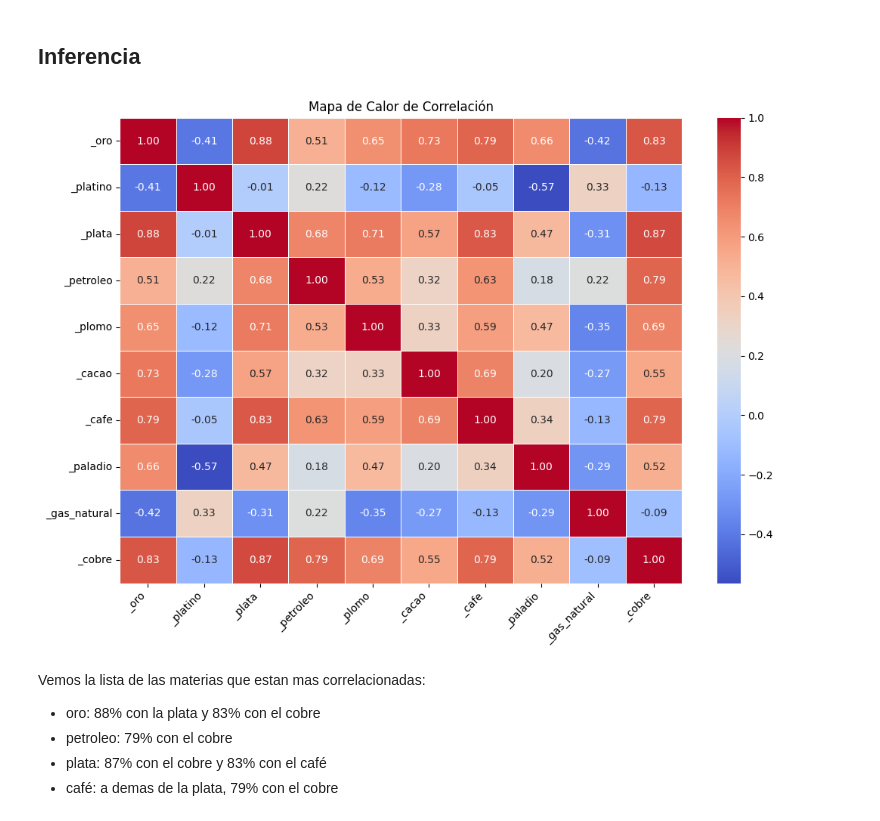
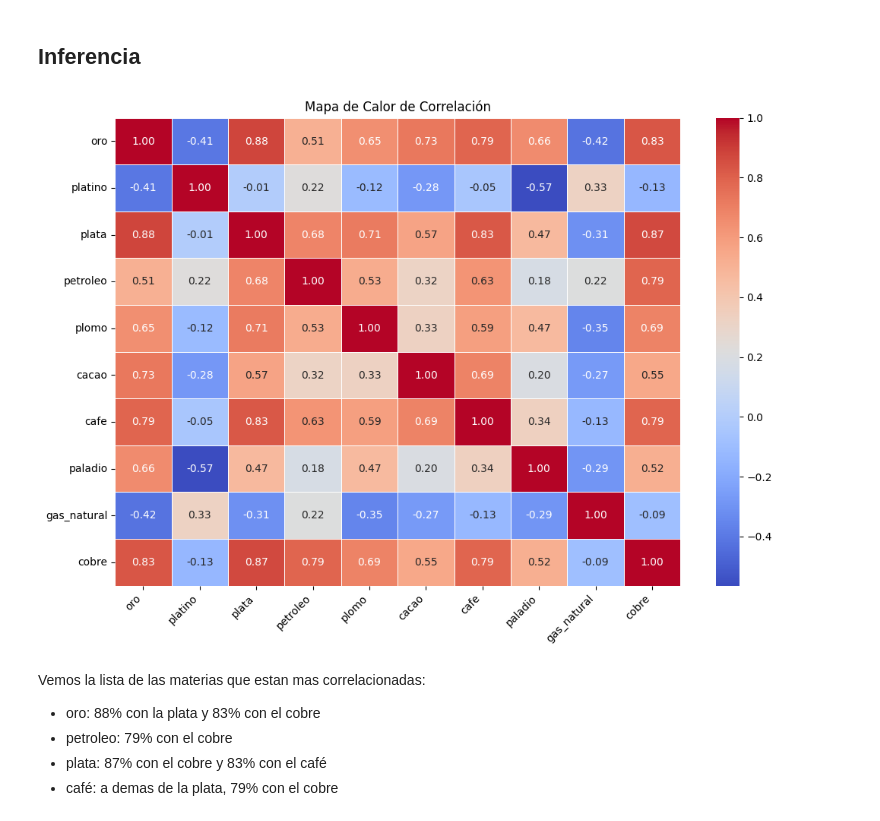
Before and after one commit to lidiaAV/Proyecto1, a Jupyter notebook: notebook_limpio.ipynb, the cells around one changed output. Saved outputs shown, nothing was run; the diff lists cells and outputs as text; code cells hidden in the pictures.

```diff
--- a/notebook_limpio.ipynb
+++ b/notebook_limpio.ipynb
@@ -112,7 +120,7 @@ def quitar_datos_casi_vacios(df):
     # Contar el número de valores no nulos en cada fila
     conteo_no_nulos = df_vacios.notnull().sum(axis=1)
     # Filtrar las filas donde el conteo de valores no nulos es menor que 15 ya que hay 5 columnas por cada materia y si hay menos datos de 15 ha de ser festivo o un dato que no nos interese ya que no tiene valores suficientes.
-    df_vacios = df_vacios[conteo_no_nulos > 20]
+    df_vacios = df_vacios[conteo_no_nulos > 17]
     #reestablecer el indice
     df_vacios=df_vacios.reset_index(drop=True)
     return df_vacios
@@ -384,22 +396,28 @@ grafico_boxplot_bajos(df_limpio)
 # %% [markdown]
 ## Inferencia
 # %%
-#hacer un grafico de correlacion
-# Configurar el tamaño de la figura
-plt.figure(figsize=(12, 8))
-# Crear el mapa de calor
-sns.heatmap(correlacion, annot=True, cmap='coolwarm', fmt='.2f', linewidths=.5)
-plt.title('Mapa de Calor de Correlación')
-#quitar la palabra ultimo de las etiquetas del eje x e y
-correlacion.columns = correlacion.columns.str.replace('Último_', '')
-correlacion.index = correlacion.index.str.replace('Último_', '')
-# Mostrar el gráfico
-plt.xticks(rotation=45, ha='right')
-#guardar el grafico
-plt.savefig('graficos/grafico_correlacion.png', dpi=300, bbox_inches='tight')
-plt.show()
+def generar_mapa_calor(correlacion, output_path='graficos/grafico_correlacion.png'):
+     # Crear el mapa de calor
+    plt.figure(figsize=(12, 8))
+
+    # Quitar la palabra 'Último_' de las etiquetas del eje x e y
+    correlacion.columns = correlacion.columns.str.replace('Último_', '', regex=False)
+    correlacion.index = correlacion.index.str.replace('Último_', '', regex=False)
+    sns.heatmap(correlacion, annot=True, cmap='coolwarm', fmt='.2f', linewidths=.5)
+    plt.title('Mapa de Calor de Correlación')
+
+
+    # Configurar las etiquetas del eje x
+    plt.xticks(rotation=45, ha='right')
+
+    # Guardar el gráfico
+    plt.savefig(output_path, dpi=300, bbox_inches='tight')
+
+    # Mostrar el gráfico
+    plt.show()
+generar_mapa_calor(correlacion, output_path='graficos/grafico_correlacion.png')
 # %% [output]
-[figure, old version]
+[figure, new version]
 # %% [markdown]
 Vemos la lista de las materias que estan mas correlacionadas:
 - oro: 88% con la plata y 83% con el cobre
```
Also changed, not shown: parts of 13 cells of this notebook, 7 other files.
